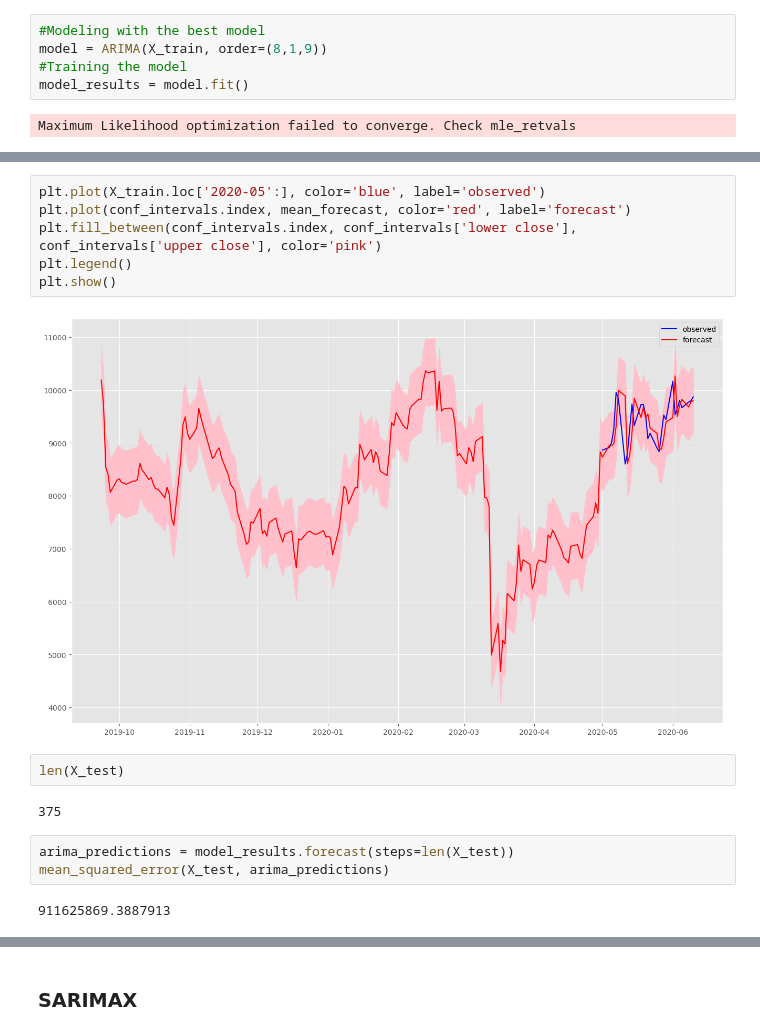
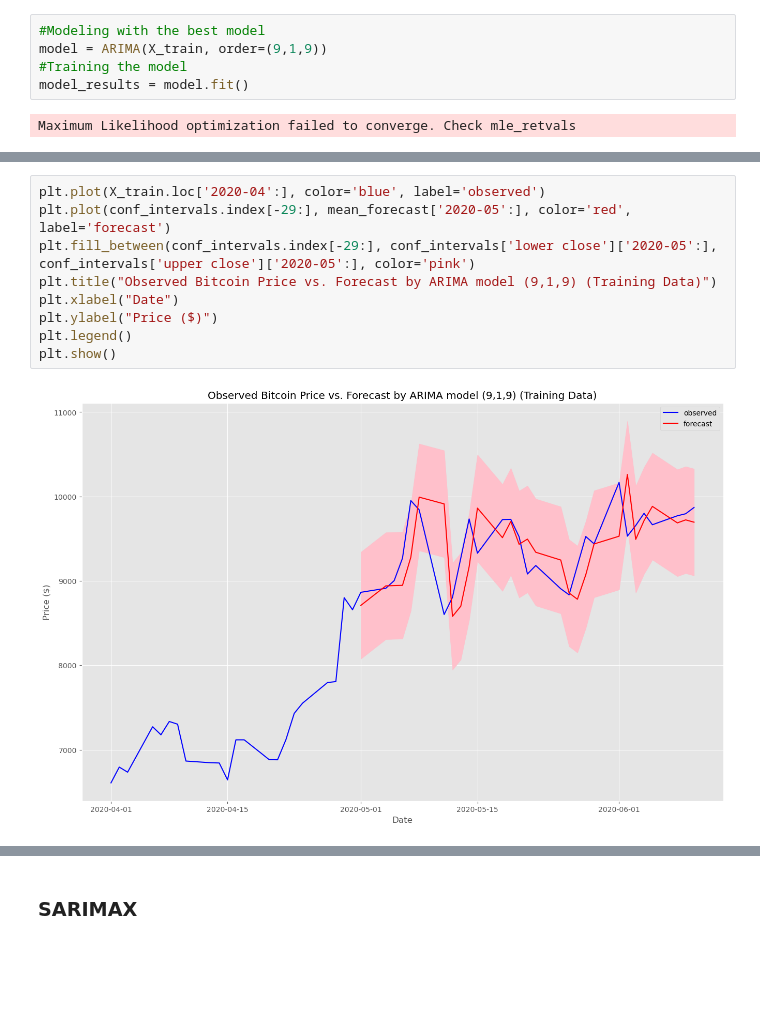
Before and after one commit to coolname101/bitcoin-stock-portfolio, a Jupyter notebook: notebooks/report_notebook.ipynb, the cells around one changed output, grey strips where cells are left out. Cells and saved outputs as stored; diff of their text form; blank space fills up the shorter version.

```diff
--- a/notebooks/report_notebook.ipynb
+++ b/notebooks/report_notebook.ipynb
@@ -800,7 +753,7 @@ df_results
 The best model is of order p=9, d=1 and q=9 or (9,1,9)
 # %%
 #Modeling with the best model
-model = ARIMA(X_train, order=(8,1,9))
+model = ARIMA(X_train, order=(9,1,9))
 #Training the model
 model_results = model.fit()
 # %% [output]
@@ -858,17 +836,11 @@ conf_intervals = forecast.conf_int()
 # %%
-plt.plot(X_train.loc['2020-05':], color='blue', label='observed')
-plt.plot(conf_intervals.index, mean_forecast, color='red', label='forecast')
-plt.fill_between(conf_intervals.index, conf_intervals['lower close'], conf_intervals['upper close'], color='pink')
+plt.plot(X_train.loc['2020-04':], color='blue', label='observed')
+plt.plot(conf_intervals.index[-29:], mean_forecast['2020-05':], color='red', label='forecast')
+plt.fill_between(conf_intervals.index[-29:], conf_intervals['lower close']['2020-05':], conf_intervals['upper close']['2020-05':], color='pink')
+plt.title("Observed Bitcoin Price vs. Forecast by ARIMA model (9,1,9) (Training Data)")
+plt.xlabel("Date")
+plt.ylabel("Price ($)")
 plt.legend()
 plt.show()
 # %% [output]
-[figure, old version]
+[figure, new version]
-# %%
-len(X_test)
-# %% [output]
-375
-# %%
-arima_predictions = model_results.forecast(steps=len(X_test))
-mean_squared_error(X_test, arima_predictions)
-# %% [output]
-911625869.3887913
```
Also changed, not shown: parts of 27 cells of this notebook.
